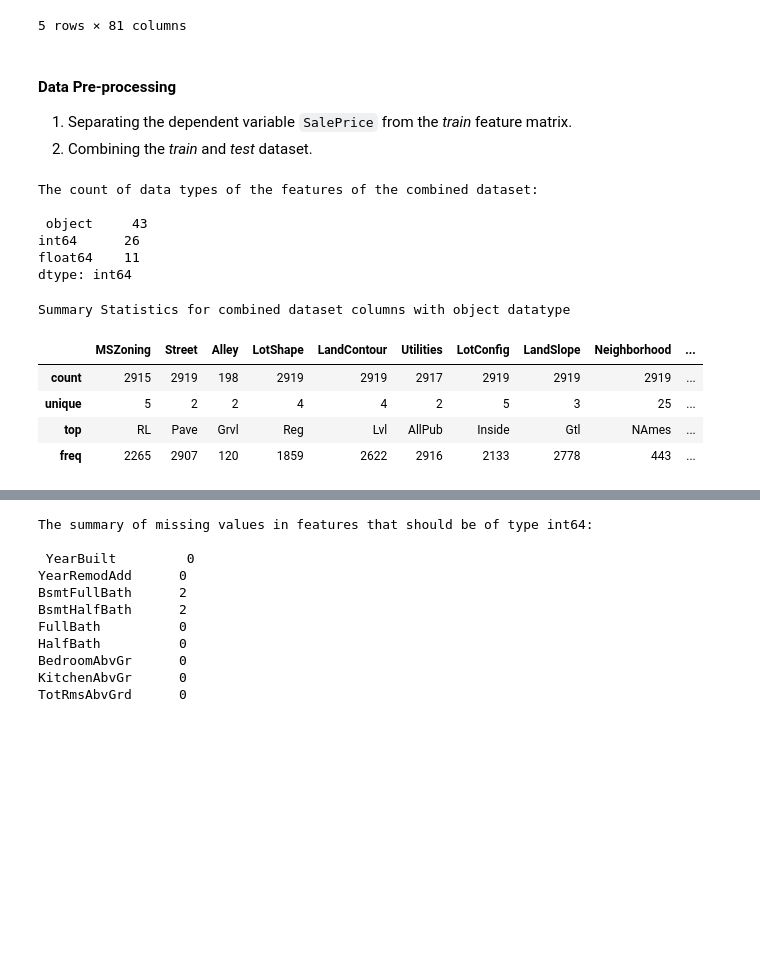
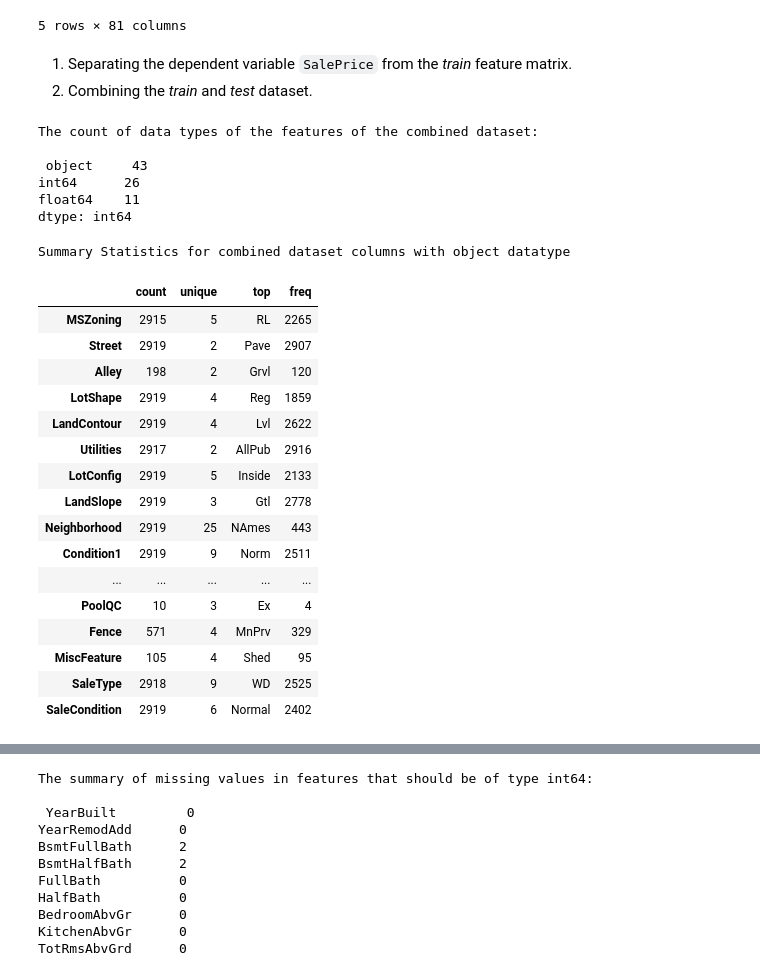
Before and after one commit to sanjeevgadre/Kaggle-Ames, a Jupyter notebook: Python/scripts/Part-I.ipynb, the cells around one changed output, grey strips where cells are left out. Saved outputs shown, nothing was run; the diff lists cells and outputs as text; code cells hidden in the pictures; blank space fills up the shorter version.

```diff
--- a/Python/scripts/Part-I.ipynb
+++ b/Python/scripts/Part-I.ipynb
@@ -30,7 +30,6 @@ train.head()
 | 4 | 5 | 60 | RL | 84.0 | 14260 | Pave | NaN | IR1 | Lvl | ... |
 5 rows × 81 columns
 # %% [markdown]
-#### Data Pre-processing
 <ol>
     <li>Separating the dependent variable <code>SalePrice</code> from the <i>train</i> feature matrix.
     <li>Combining the <i>train</i> and <i>test</i> dataset.
@@ -49,14 +48,25 @@ int64      26
 float64    11
 dtype: int64
 # %%
-pd.set_option('display.max_columns', 100)
-print('Summary Statistics for combined dataset columns with object datatype')
-dat.describe(include = 'object')
+print('Summary Statistics for combined dataset for columns with object datatype')
+dat.describe(include = 'object').T
 # %% [output]
 Summary Statistics for combined dataset columns with object datatype
-|  | MSZoning | Street | Alley | LotShape | LandContour | Utilities | LotConfig | LandSlope | Neighborhood | ... |
-| count | 2915 | 2919 | 198 | 2919 | 2919 | 2917 | 2919 | 2919 | 2919 | ... |
-| unique | 5 | 2 | 2 | 4 | 4 | 2 | 5 | 3 | 25 | ... |
-| top | RL | Pave | Grvl | Reg | Lvl | AllPub | Inside | Gtl | NAmes | ... |
-| freq | 2265 | 2907 | 120 | 1859 | 2622 | 2916 | 2133 | 2778 | 443 | ... |
+|  | count | unique | top | freq |
+| MSZoning | 2915 | 5 | RL | 2265 |
+| Street | 2919 | 2 | Pave | 2907 |
+| Alley | 198 | 2 | Grvl | 120 |
+| LotShape | 2919 | 4 | Reg | 1859 |
+| LandContour | 2919 | 4 | Lvl | 2622 |
+| Utilities | 2917 | 2 | AllPub | 2916 |
+| LotConfig | 2919 | 5 | Inside | 2133 |
+| LandSlope | 2919 | 3 | Gtl | 2778 |
+| Neighborhood | 2919 | 25 | NAmes | 443 |
+| Condition1 | 2919 | 9 | Norm | 2511 |
+| ... | ... | ... | ... | ... |
+| PoolQC | 10 | 3 | Ex | 4 |
+| Fence | 571 | 4 | MnPrv | 329 |
+| MiscFeature | 105 | 4 | Shed | 95 |
+| SaleType | 2918 | 9 | WD | 2525 |
+| SaleCondition | 2919 | 6 | Normal | 2402 |
 # %%
```
Also changed, not shown: parts of 32 cells of this notebook, 1 other file.
